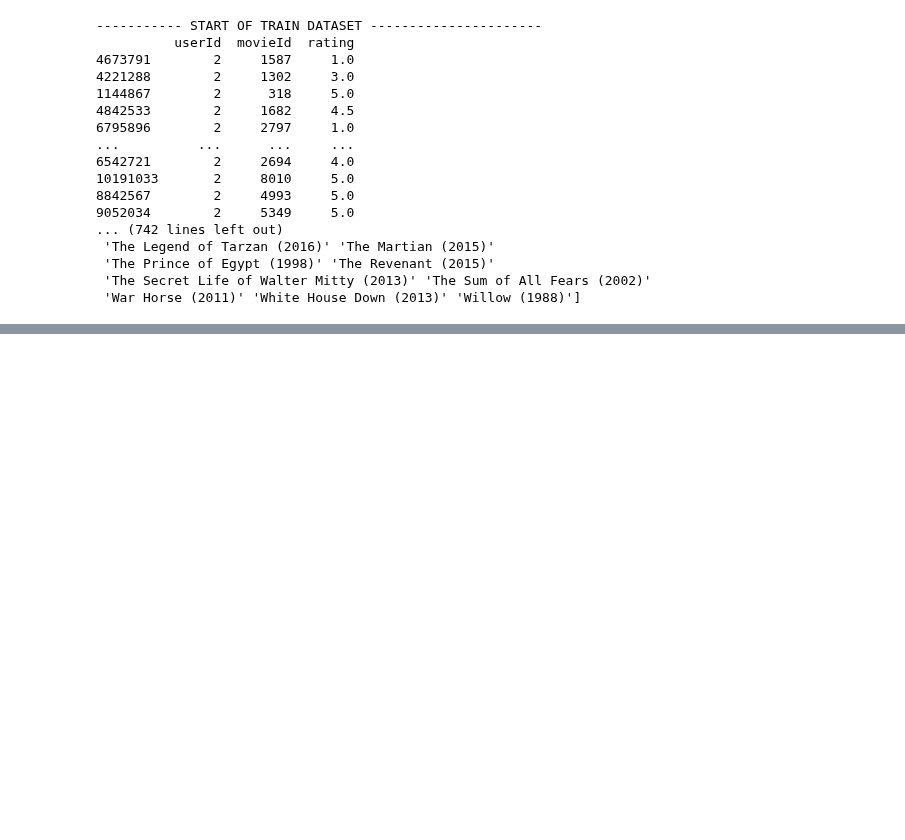
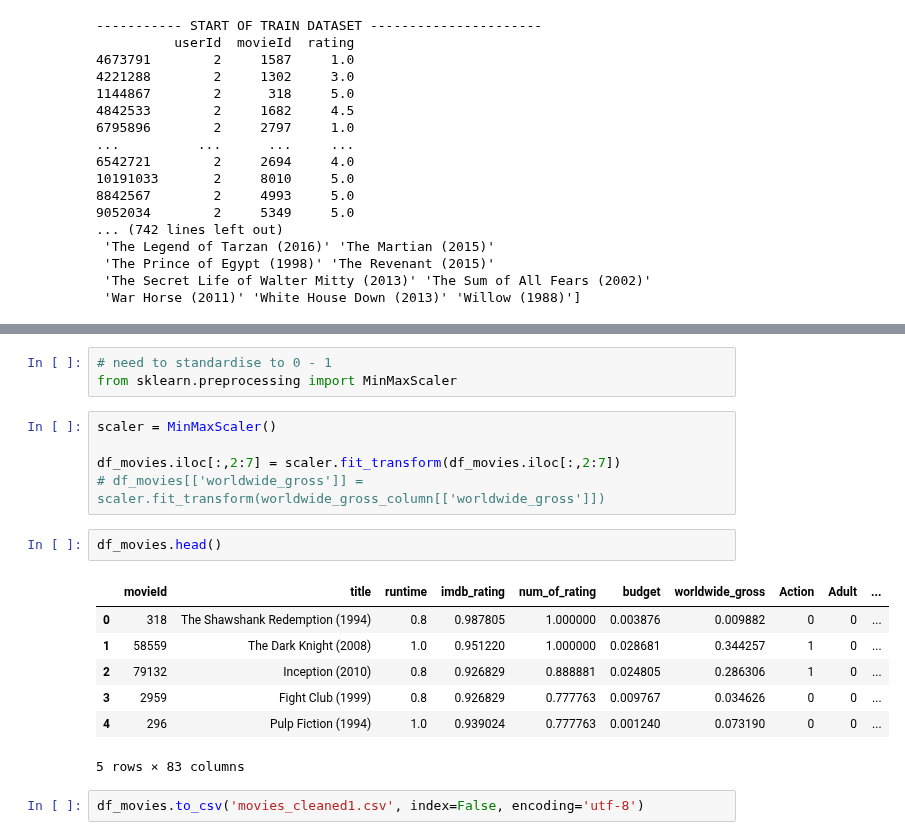
Before and after one commit to vincentlewi/import-group_name, a Jupyter notebook: content_based_kev.ipynb, the cells around one changed output, grey strips where cells are left out. Drawn from its saved outputs; the diff is of its cells as text; blank space fills up the shorter version.

```diff
--- a/content_based_kev.ipynb
+++ b/content_based_kev.ipynb
@@ -1027,0 +1153,20 @@ print(get_recomm(2))
+# %%
+# need to standardise to 0 - 1
+from sklearn.preprocessing import MinMaxScaler
+# %%
+scaler = MinMaxScaler()
+
+df_movies.iloc[:,2:7] = scaler.fit_transform(df_movies.iloc[:,2:7])
+# df_movies[['worldwide_gross']] = scaler.fit_transform(worldwide_gross_column[['worldwide_gross']])
+# %%
+df_movies.head()
+# %% [output]
+|  | movieId | title | runtime | imdb_rating | num_of_rating | budget | worldwide_gross | Action | Adult | ... |
+| 0 | 318 | The Shawshank Redemption (1994) | 0.8 | 0.987805 | 1.000000 | 0.003876 | 0.009882 | 0 | 0 | ... |
+| 1 | 58559 | The Dark Knight (2008) | 1.0 | 0.951220 | 1.000000 | 0.028681 | 0.344257 | 1 | 0 | ... |
+| 2 | 79132 | Inception (2010) | 0.8 | 0.926829 | 0.888881 | 0.024805 | 0.286306 | 1 | 0 | ... |
+| 3 | 2959 | Fight Club (1999) | 0.8 | 0.926829 | 0.777763 | 0.009767 | 0.034626 | 0 | 0 | ... |
+| 4 | 296 | Pulp Fiction (1994) | 1.0 | 0.939024 | 0.777763 | 0.001240 | 0.073190 | 0 | 0 | ... |
+5 rows × 83 columns
+# %%
+df_movies.to_csv('movies_cleaned1.csv', index=False, encoding='utf-8')
```
Also changed, not shown: parts of 18 cells of this notebook, 1 other file.
